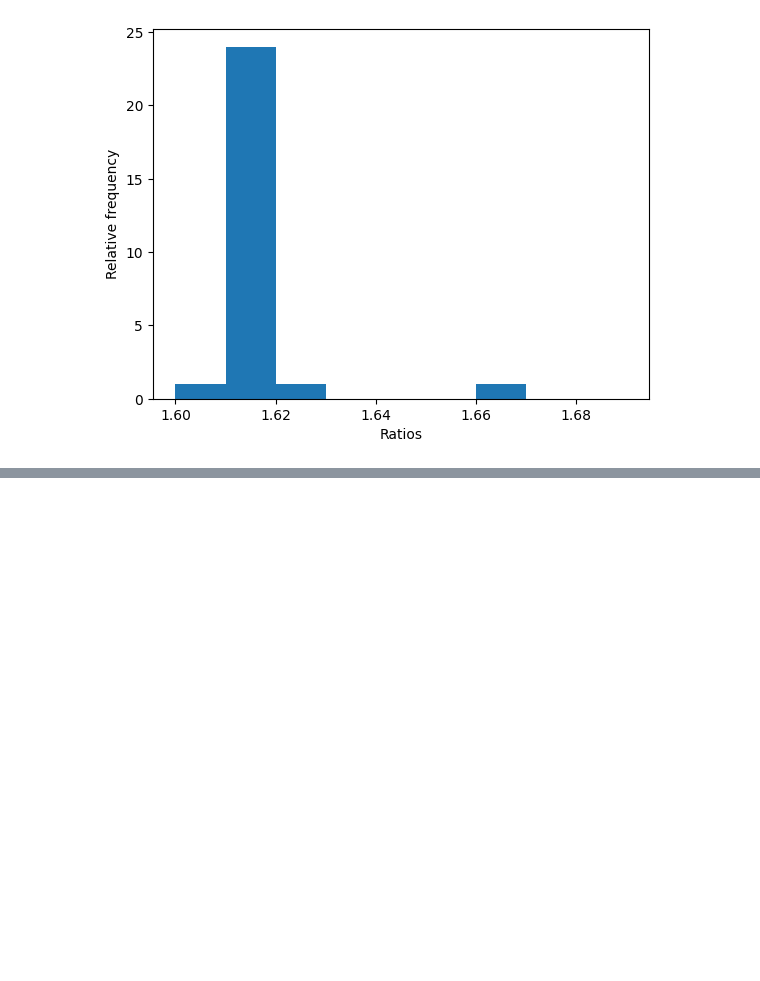
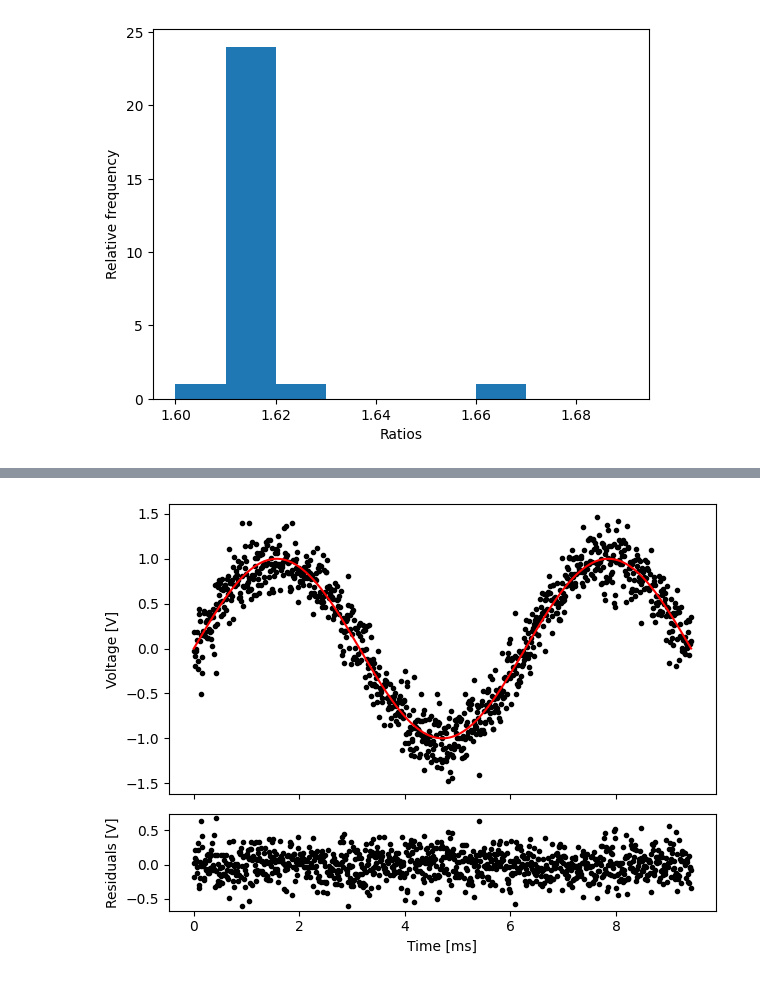
Before and after one commit to jbattat/SummerPython2025, a Jupyter notebook: Solutions/Lesson_2__numpy_and_matplotlib-Solved.ipynb, the cells around one changed output, grey strips where cells are left out. Saved outputs shown, nothing was run; the diff lists cells and outputs as text; code cells hidden in the pictures; blank space fills up the shorter version.

Commit message:
added plotting challenge

```diff
--- a/Solutions/Lesson_2__numpy_and_matplotlib-Solved.ipynb
+++ b/Solutions/Lesson_2__numpy_and_matplotlib-Solved.ipynb
@@ -369,0 +383,18 @@ Text(0, 0.5, 'Relative frequency')
+# %%
+t = np.linspace(0, 3*np.pi, num=1000)
+model = np.sin(t)
+noise = np.random.normal(0, 0.2, size=x.shape)
+data = model + noise
+
+fig, axs = plt.subplots(nrows=2, ncols=1, sharex=True, height_ratios=[3,1])
+axs[0].plot(t, data, 'k.')
+axs[0].plot(t, model, 'r-')
+axs[1].plot(t, model-data, 'k.')
+
+axs[0].set_ylabel("Voltage [V]")
+axs[1].set_ylabel("Residuals [V]")
+axs[1].set_xlabel("Time [ms]")
+plt.tight_layout()
+plt.savefig('data_and_residuals.png')
+# %% [output]
+[figure, added]
```
Also changed, not shown: parts of 4 cells of this notebook, 1 other file.
